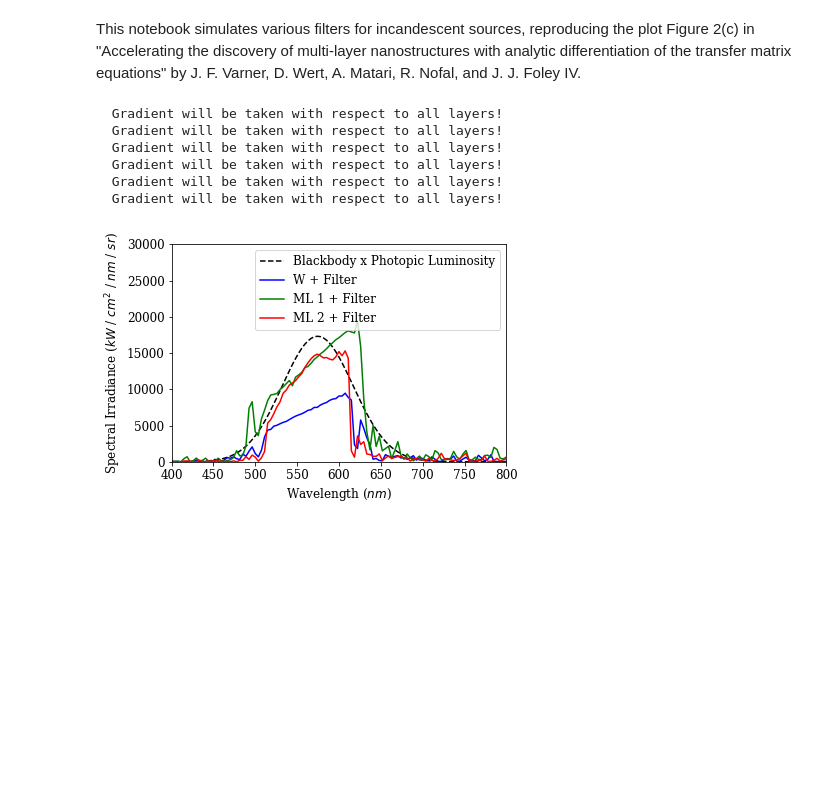
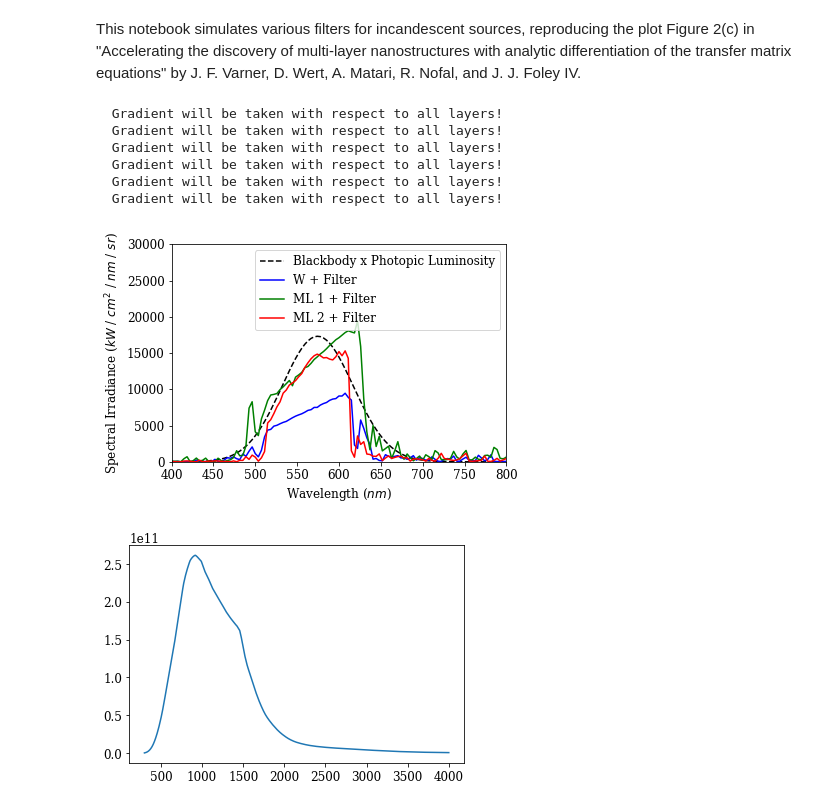
Before and after one commit to FoleyLab/wptherml_v1.0.0, a Jupyter notebook: example/Incandescent_Plot.ipynb, the cells around one changed output. Saved outputs shown, nothing was run; the diff lists cells and outputs as text; code cells hidden in the pictures; blank space fills up the shorter version.

```diff
--- a/example/Incandescent_Plot.ipynb
+++ b/example/Incandescent_Plot.ipynb
@@ -179,30 +179,35 @@ cc_lorentz.d = x_lorentz
 cc_ml.fresnel()
 cc_ml.thermal_emission()
 cc_w.fresnel()
 cc_w.thermal_emission()
 cc_lorentz.fresnel()
 cc_lorentz.thermal_emission()
 
 sf = 1000. * 100. * 100.
 
 
 ### Plot the optimized filtered thermal emission of each structure against the
 ### photopic luminosity function x blackbody spectrum at 2700 K
 plt.plot(cc_ml.lambda_array*1e9, cc_ml.BBs*ph/sf, '--',color='black', label='Blackbody x Photopic Luminosity')
 plt.plot(cc_ml.lambda_array*1e9, w.thermal_emission_array * cc_w.transmissivity_array/sf, 'blue', label='W + Filter')
 plt.plot(cc_ml.lambda_array*1e9, ml.thermal_emission_array * cc_ml.transmissivity_array/sf, 'green', label='ML 1 + Filter')
 plt.plot(cc_ml.lambda_array*1e9, lorentz.thermal_emission_array * cc_lorentz.transmissivity_array/sf, 'red', label='ML 2 + Filter')
 plt.ylabel('Spectral Irradiance ($kW$ / $cm^2$ / $nm$ / $sr$)')
 plt.xlabel('Wavelength ($nm$)')
 plt.legend()
 plt.ylim(0,30000)
 plt.xlim(400,800)
 plt.show()
+
+
+plt.plot(w.lambda_array*1e9, w.thermal_emission_array)
+plt.show()
 # %% [output]
   Gradient will be taken with respect to all layers!
   Gradient will be taken with respect to all layers!
   Gradient will be taken with respect to all layers!
   Gradient will be taken with respect to all layers!
   Gradient will be taken with respect to all layers!
   Gradient will be taken with respect to all layers!
 [figure]
+[figure, added]
```
Also changed, not shown: parts of 6 cells of this notebook, 9 other files.
